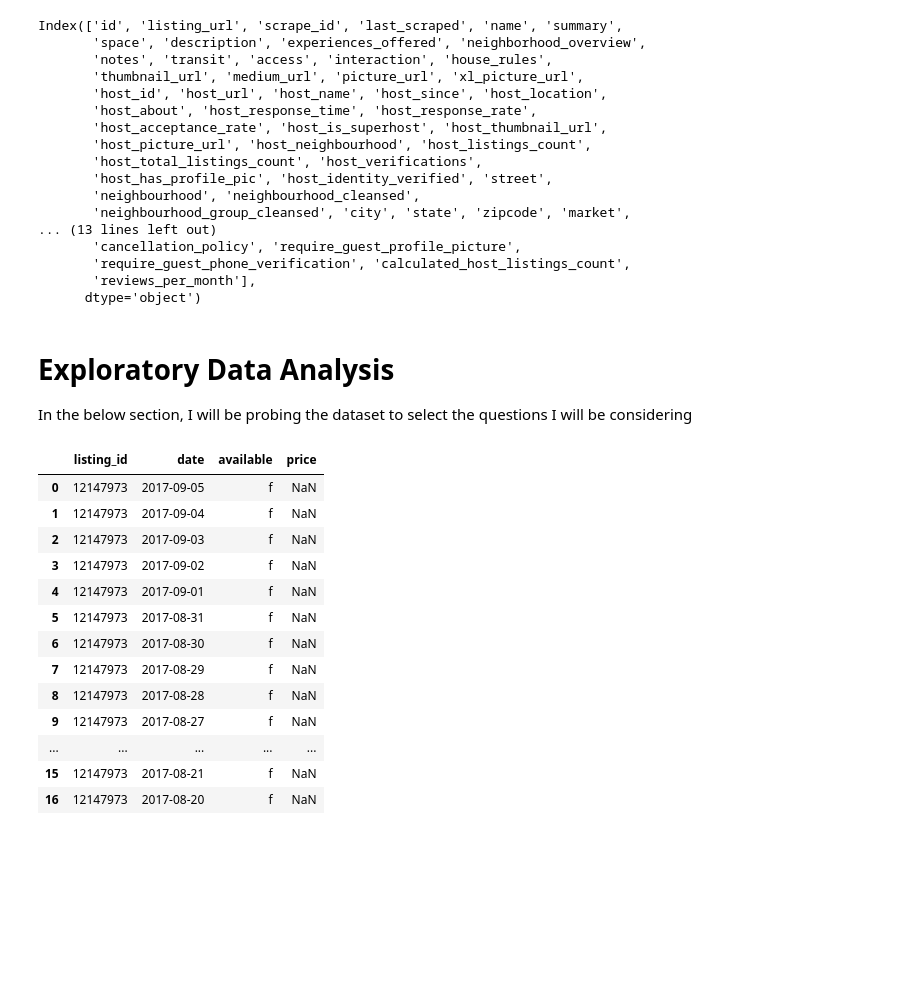
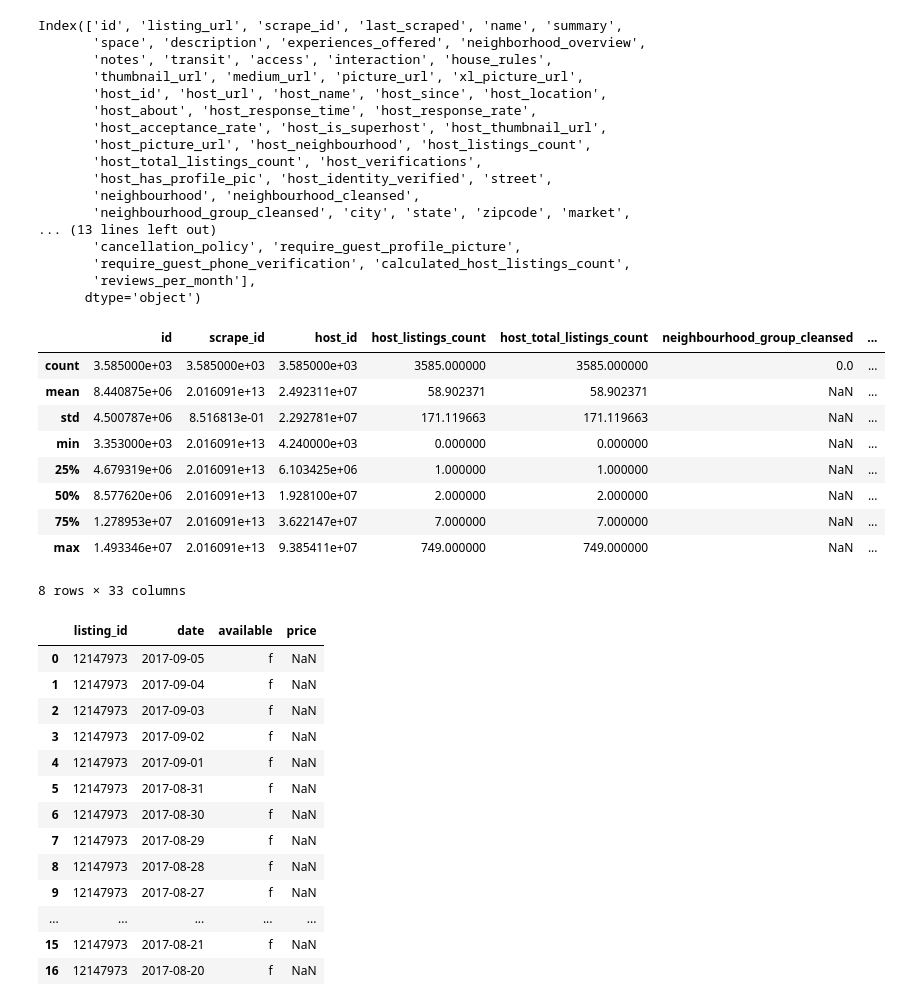
Before and after one commit to ogurashi/Boston-AirBnB-Analysis, a Jupyter notebook: rentals.ipynb, the cells around one changed output. Cells and saved outputs as stored; diff of their text form; code cells hidden in the pictures; blank space fills up the shorter version.

```diff
--- a/rentals.ipynb
+++ b/rentals.ipynb
@@ -38,10 +43,19 @@ Index(['id', 'listing_url', 'scrape_id', 'last_scraped', 'name', 'summary',
        'require_guest_phone_verification', 'calculated_host_listings_count',
        'reviews_per_month'],
       dtype='object')
-# %% [markdown]
-# Exploratory Data Analysis
-
-In the below section, I will be probing the dataset to select the questions I will be considering
+# %%
+listings.describe()
+# %% [output]
+|  | id | scrape_id | host_id | host_listings_count | host_total_listings_count | neighbourhood_group_cleansed | ... |
+| count | 3.585000e+03 | 3.585000e+03 | 3.585000e+03 | 3585.000000 | 3585.000000 | 0.0 | ... |
+| mean | 8.440875e+06 | 2.016091e+13 | 2.492311e+07 | 58.902371 | 58.902371 | NaN | ... |
+| std | 4.500787e+06 | 8.516813e-01 | 2.292781e+07 | 171.119663 | 171.119663 | NaN | ... |
+| min | 3.353000e+03 | 2.016091e+13 | 4.240000e+03 | 0.000000 | 0.000000 | NaN | ... |
+| 25% | 4.679319e+06 | 2.016091e+13 | 6.103425e+06 | 1.000000 | 1.000000 | NaN | ... |
+| 50% | 8.577620e+06 | 2.016091e+13 | 1.928100e+07 | 2.000000 | 2.000000 | NaN | ... |
+| 75% | 1.278953e+07 | 2.016091e+13 | 3.622147e+07 | 7.000000 | 7.000000 | NaN | ... |
+| max | 1.493346e+07 | 2.016091e+13 | 9.385411e+07 | 749.000000 | 749.000000 | NaN | ... |
+8 rows × 33 columns
 # %%
 calendar.head(20)
 # %% [output]
```
Also changed, not shown: parts of 30 cells of this notebook.
